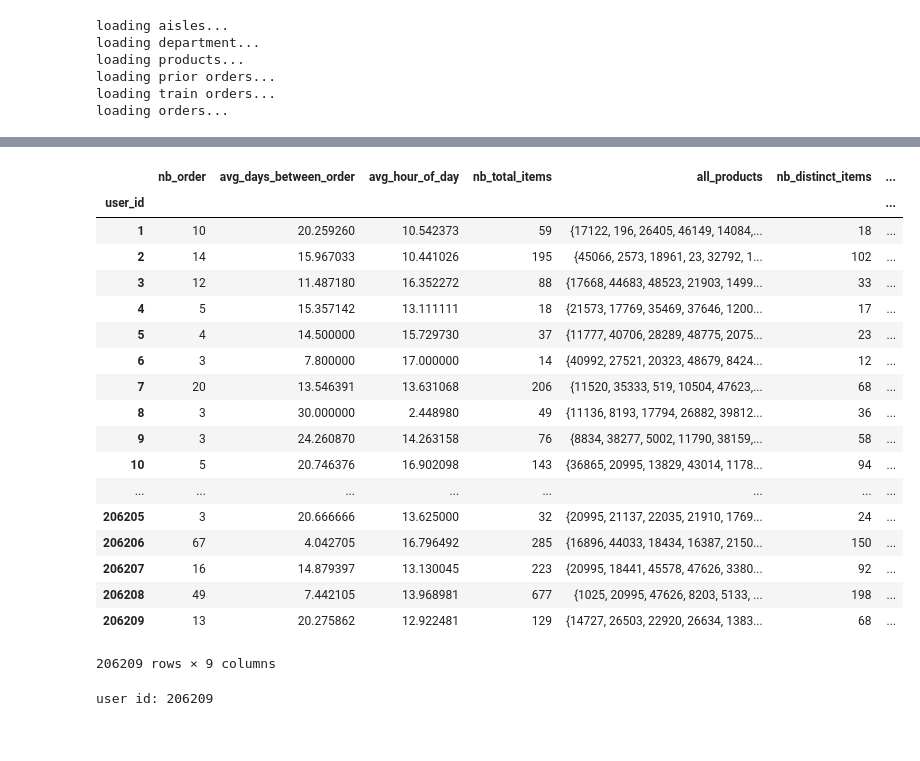
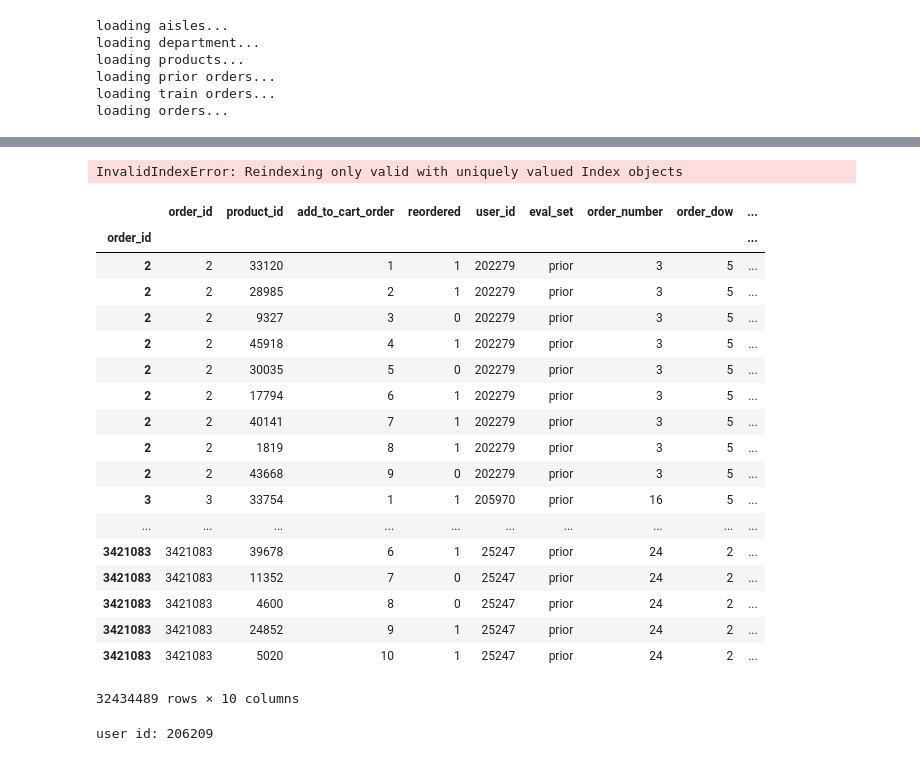
Before and after one commit to yyq263/Instacart_Competition, a Jupyter notebook: Instacart.ipynb, the cells around one changed output, grey strips where cells are left out. Cells and saved outputs as stored; diff of their text form; code cells hidden in the pictures.

```diff
--- a/Instacart.ipynb
+++ b/Instacart.ipynb
@@ -61,6 +62,7 @@ train.set_index(['order_id', 'product_id'], inplace=True, drop=False)
 order.set_index('order_id', inplace=True, drop=False)
 prior = prior.join(order, on='order_id', rsuffix='_')
 prior.drop('order_id_', inplace=True, axis=1)
+prior.set_index('order_id', inplace=True, drop=False)
 # %%
 prods = pd.DataFrame()
 prods['total_nb'] = prior.groupby(prior.product_id).size().astype(np.uint32)
@@ -97,25 +137,33 @@ users['max_days_of_week'] = prior.groupby(prior.user_id)['order_dow'].apply(max)
+# %%
+users['last_order_id'] = prior_orders.groupby(prior_orders.user_id).apply(lambda x: x.iloc[-1])
+users['lo_nb_products'] = users.last_order_id.map(prior.product_id).sum()
+users['last_2_order_id'] = prior_orders.groupby(prior_orders.user_id).apply(lambda x: x.iloc[-2])
+users['last_3_order_id'] = prior_orders.groupby(prior_orders.user_id).apply(lambda x: x.iloc[-3])
+users['last_4_order_id'] = prior_orders.groupby(prior_orders.user_id).apply(lambda x: x.iloc[-4])
+# %% [output]
+InvalidIndexError: Reindexing only valid with uniquely valued Index objects
 # %%
-display(users)
+display(prior)
 # %% [output]
-|  | nb_order | avg_days_between_order | avg_hour_of_day | nb_total_items | all_products | nb_distinct_items | ... |
-| user_id |  |  |  |  |  |  | ... |
-| 1 | 10 | 20.259260 | 10.542373 | 59 | {17122, 196, 26405, 46149, 14084,... | 18 | ... |
-| 2 | 14 | 15.967033 | 10.441026 | 195 | {45066, 2573, 18961, 23, 32792, 1... | 102 | ... |
-| 3 | 12 | 11.487180 | 16.352272 | 88 | {17668, 44683, 48523, 21903, 1499... | 33 | ... |
-| 4 | 5 | 15.357142 | 13.111111 | 18 | {21573, 17769, 35469, 37646, 1200... | 17 | ... |
-| 5 | 4 | 14.500000 | 15.729730 | 37 | {11777, 40706, 28289, 48775, 2075... | 23 | ... |
-| 6 | 3 | 7.800000 | 17.000000 | 14 | {40992, 27521, 20323, 48679, 8424... | 12 | ... |
-| 7 | 20 | 13.546391 | 13.631068 | 206 | {11520, 35333, 519, 10504, 47623,... | 68 | ... |
-| 8 | 3 | 30.000000 | 2.448980 | 49 | {11136, 8193, 17794, 26882, 39812... | 36 | ... |
-| 9 | 3 | 24.260870 | 14.263158 | 76 | {8834, 38277, 5002, 11790, 38159,... | 58 | ... |
-| 10 | 5 | 20.746376 | 16.902098 | 143 | {36865, 20995, 13829, 43014, 1178... | 94 | ... |
-| ... | ... | ... | ... | ... | ... | ... | ... |
-| 206205 | 3 | 20.666666 | 13.625000 | 32 | {20995, 21137, 22035, 21910, 1769... | 24 | ... |
-| 206206 | 67 | 4.042705 | 16.796492 | 285 | {16896, 44033, 18434, 16387, 2150... | 150 | ... |
-| 206207 | 16 | 14.879397 | 13.130045 | 223 | {20995, 18441, 45578, 47626, 3380... | 92 | ... |
-| 206208 | 49 | 7.442105 | 13.968981 | 677 | {1025, 20995, 47626, 8203, 5133, ... | 198 | ... |
-| 206209 | 13 | 20.275862 | 12.922481 | 129 | {14727, 26503, 22920, 26634, 1383... | 68 | ... |
+|  | order_id | product_id | add_to_cart_order | reordered | user_id | eval_set | order_number | order_dow | ... |
+| order_id |  |  |  |  |  |  |  |  | ... |
+| 2 | 2 | 33120 | 1 | 1 | 202279 | prior | 3 | 5 | ... |
+| 2 | 2 | 28985 | 2 | 1 | 202279 | prior | 3 | 5 | ... |
+| 2 | 2 | 9327 | 3 | 0 | 202279 | prior | 3 | 5 | ... |
+| 2 | 2 | 45918 | 4 | 1 | 202279 | prior | 3 | 5 | ... |
+| 2 | 2 | 30035 | 5 | 0 | 202279 | prior | 3 | 5 | ... |
+| 2 | 2 | 17794 | 6 | 1 | 202279 | prior | 3 | 5 | ... |
+| 2 | 2 | 40141 | 7 | 1 | 202279 | prior | 3 | 5 | ... |
+| 2 | 2 | 1819 | 8 | 1 | 202279 | prior | 3 | 5 | ... |
+| 2 | 2 | 43668 | 9 | 0 | 202279 | prior | 3 | 5 | ... |
+| 3 | 3 | 33754 | 1 | 1 | 205970 | prior | 16 | 5 | ... |
+| ... | ... | ... | ... | ... | ... | ... | ... | ... | ... |
+| 3421083 | 3421083 | 39678 | 6 | 1 | 25247 | prior | 24 | 2 | ... |
+| 3421083 | 3421083 | 11352 | 7 | 0 | 25247 | prior | 24 | 2 | ... |
+| 3421083 | 3421083 | 4600 | 8 | 0 | 25247 | prior | 24 | 2 | ... |
+| 3421083 | 3421083 | 24852 | 9 | 1 | 25247 | prior | 24 | 2 | ... |
+| 3421083 | 3421083 | 5020 | 10 | 1 | 25247 | prior | 24 | 2 | ... |
-206209 rows × 9 columns
+32434489 rows × 10 columns
 # %%
 prior['user_product_index'] = (prior.user_id.astype(np.uint64) * 100000\
                                + prior.product_id).astype(np.uint64)
```
Also changed, not shown: parts of 9 cells of this notebook.
